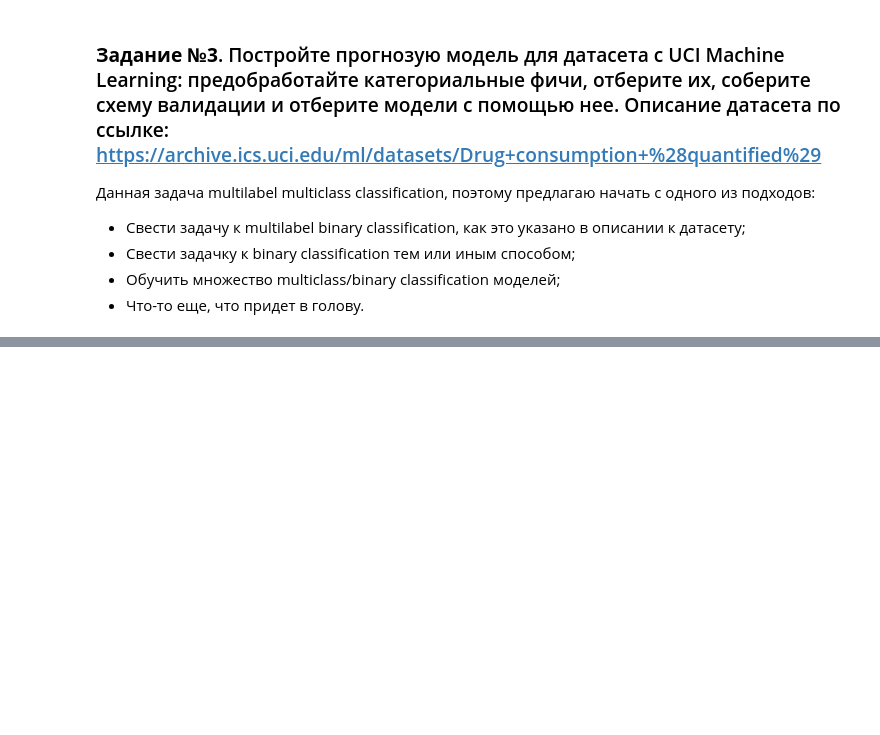
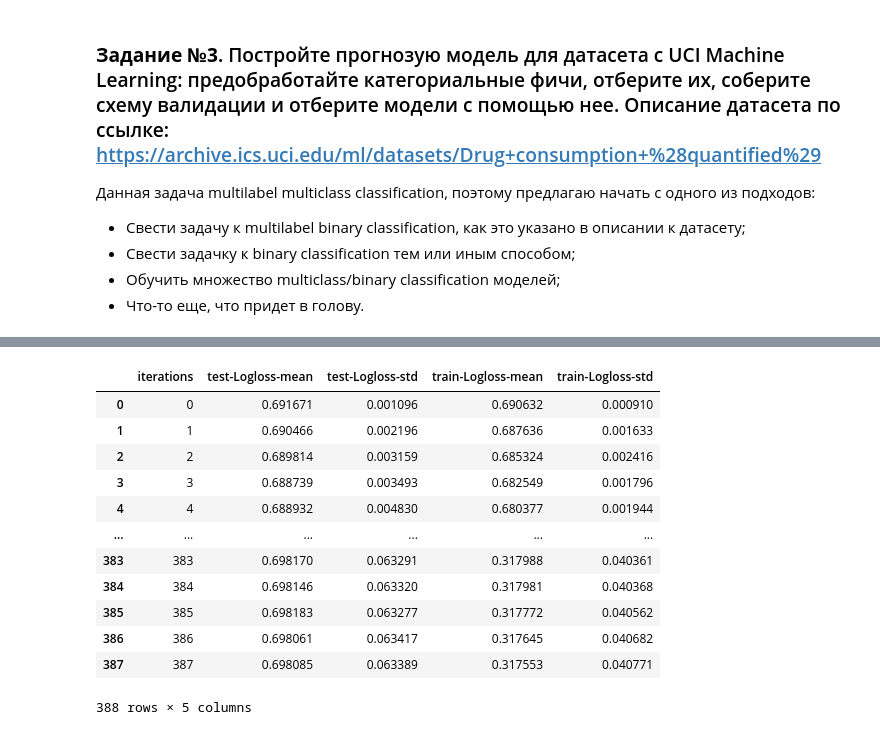
Before and after one commit to SergeyB81/Portfolio-DS, a Jupyter notebook: Тестовое CG/Bank-62-68/bank_ds_trainee_test_case.ipynb, the cells around one changed output, grey strips where cells are left out. Drawn from its saved outputs; the diff is of its cells as text; code cells hidden in the pictures; blank space fills up the shorter version.

```diff
--- a/Тестовое CG/Bank-62-68/bank_ds_trainee_test_case.ipynb
+++ b/Тестовое CG/Bank-62-68/bank_ds_trainee_test_case.ipynb
@@ -1295,0 +1555,10 @@ pd.DataFrame(get_matrix(data[['prev_segment','new_segment']].values.tolist())) =
+# %%
+params = {"loss_function": "Logloss",
+          "eval_metric": "Logloss",
+          "auto_class_weights": "Balanced",
+          "random_seed": 42,
+          "verbose": 200,
+          "early_stopping_rounds": 200,
+          "learning_rate": 0.01}
+# %%
+y = ys[0]
@@ -1295,0 +1569,11 @@ pd.DataFrame(get_matrix(data[['prev_segment','new_segment']].values.tolist())) =
+# %%
+cv_dataset = Pool(data=train[X],
+                  label=train[y],
+                  cat_features=cat_features)
+# %%
+scores = cv(cv_dataset,
+            params,
+            seed=42,
+            shuffle=True,
+            stratified=True,
+            fold_count=5)
@@ -1295,0 +1598,16 @@ pd.DataFrame(get_matrix(data[['prev_segment','new_segment']].values.tolist())) =
+# %%
+scores
+# %% [output]
+|  | iterations | test-Logloss-mean | test-Logloss-std | train-Logloss-mean | train-Logloss-std |
+| 0 | 0 | 0.691671 | 0.001096 | 0.690632 | 0.000910 |
+| 1 | 1 | 0.690466 | 0.002196 | 0.687636 | 0.001633 |
+| 2 | 2 | 0.689814 | 0.003159 | 0.685324 | 0.002416 |
+| 3 | 3 | 0.688739 | 0.003493 | 0.682549 | 0.001796 |
+| 4 | 4 | 0.688932 | 0.004830 | 0.680377 | 0.001944 |
+| ... | ... | ... | ... | ... | ... |
+| 383 | 383 | 0.698170 | 0.063291 | 0.317988 | 0.040361 |
+| 384 | 384 | 0.698146 | 0.063320 | 0.317981 | 0.040368 |
+| 385 | 385 | 0.698183 | 0.063277 | 0.317772 | 0.040562 |
+| 386 | 386 | 0.698061 | 0.063417 | 0.317645 | 0.040682 |
+| 387 | 387 | 0.698085 | 0.063389 | 0.317553 | 0.040771 |
+388 rows × 5 columns
```
Also changed, not shown: parts of 56 cells of this notebook.
